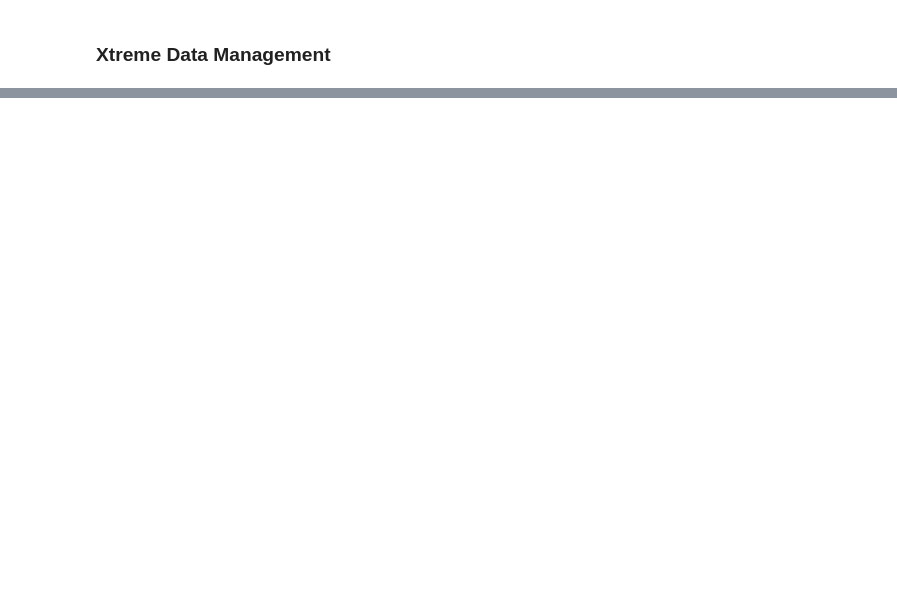
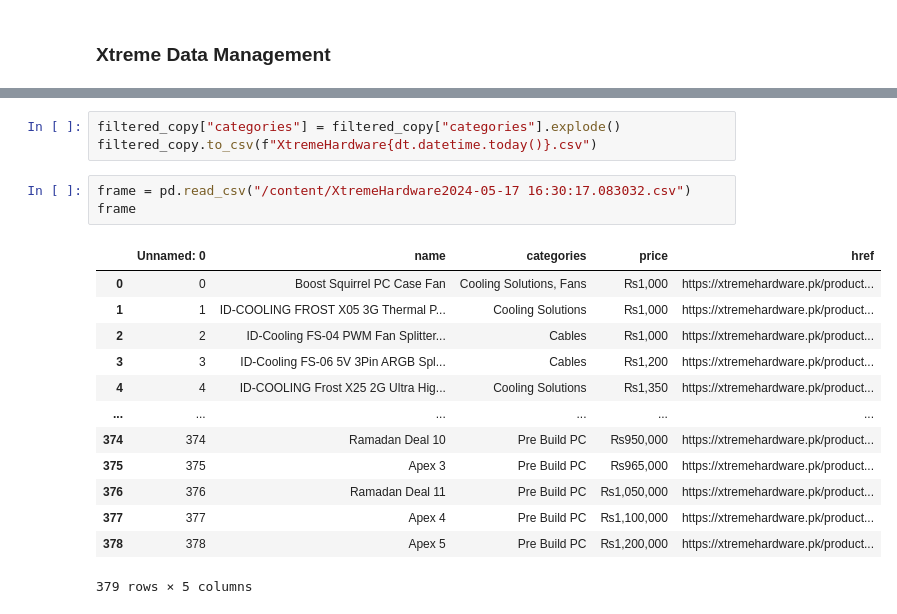
Before and after one commit to AhmedB479/Pakistan-PC-Price-list-webscrapper, a Jupyter notebook: PC_Part_Scraper.ipynb, the cells around one changed output, grey strips where cells are left out. Saved outputs shown, nothing was run; the diff lists cells and outputs as text; blank space fills up the shorter version.

```diff
--- a/PC_Part_Scraper.ipynb
+++ b/PC_Part_Scraper.ipynb
@@ -148 +232,21 @@ frame_exploded = frame.explode('categories')
+# %%
+filtered_copy["categories"] = filtered_copy["categories"].explode()
+filtered_copy.to_csv(f"XtremeHardware{dt.datetime.today()}.csv")
+# %%
+frame = pd.read_csv("/content/XtremeHardware2024-05-17 16:30:17.083032.csv")
+frame
+# %% [output]
+|  | Unnamed: 0 | name | categories | price | href |
+| 0 | 0 | Boost Squirrel PC Case Fan | Cooling Solutions, Fans | ₨1,000 | https://xtremehardware.pk/product... |
+| 1 | 1 | ID-COOLING FROST X05 3G Thermal P... | Cooling Solutions | ₨1,000 | https://xtremehardware.pk/product... |
+| 2 | 2 | ID-Cooling FS-04 PWM Fan Splitter... | Cables | ₨1,000 | https://xtremehardware.pk/product... |
+| 3 | 3 | ID-Cooling FS-06 5V 3Pin ARGB Spl... | Cables | ₨1,200 | https://xtremehardware.pk/product... |
+| 4 | 4 | ID-COOLING Frost X25 2G Ultra Hig... | Cooling Solutions | ₨1,350 | https://xtremehardware.pk/product... |
+| ... | ... | ... | ... | ... | ... |
+| 374 | 374 | Ramadan Deal 10 | Pre Build PC | ₨950,000 | https://xtremehardware.pk/product... |
+| 375 | 375 | Apex 3 | Pre Build PC | ₨965,000 | https://xtremehardware.pk/product... |
+| 376 | 376 | Ramadan Deal 11 | Pre Build PC | ₨1,050,000 | https://xtremehardware.pk/product... |
+| 377 | 377 | Apex 4 | Pre Build PC | ₨1,100,000 | https://xtremehardware.pk/product... |
+| 378 | 378 | Apex 5 | Pre Build PC | ₨1,200,000 | https://xtremehardware.pk/product... |
+379 rows × 5 columns
 # %%
```
Also changed, not shown: parts of 11 cells of this notebook.
